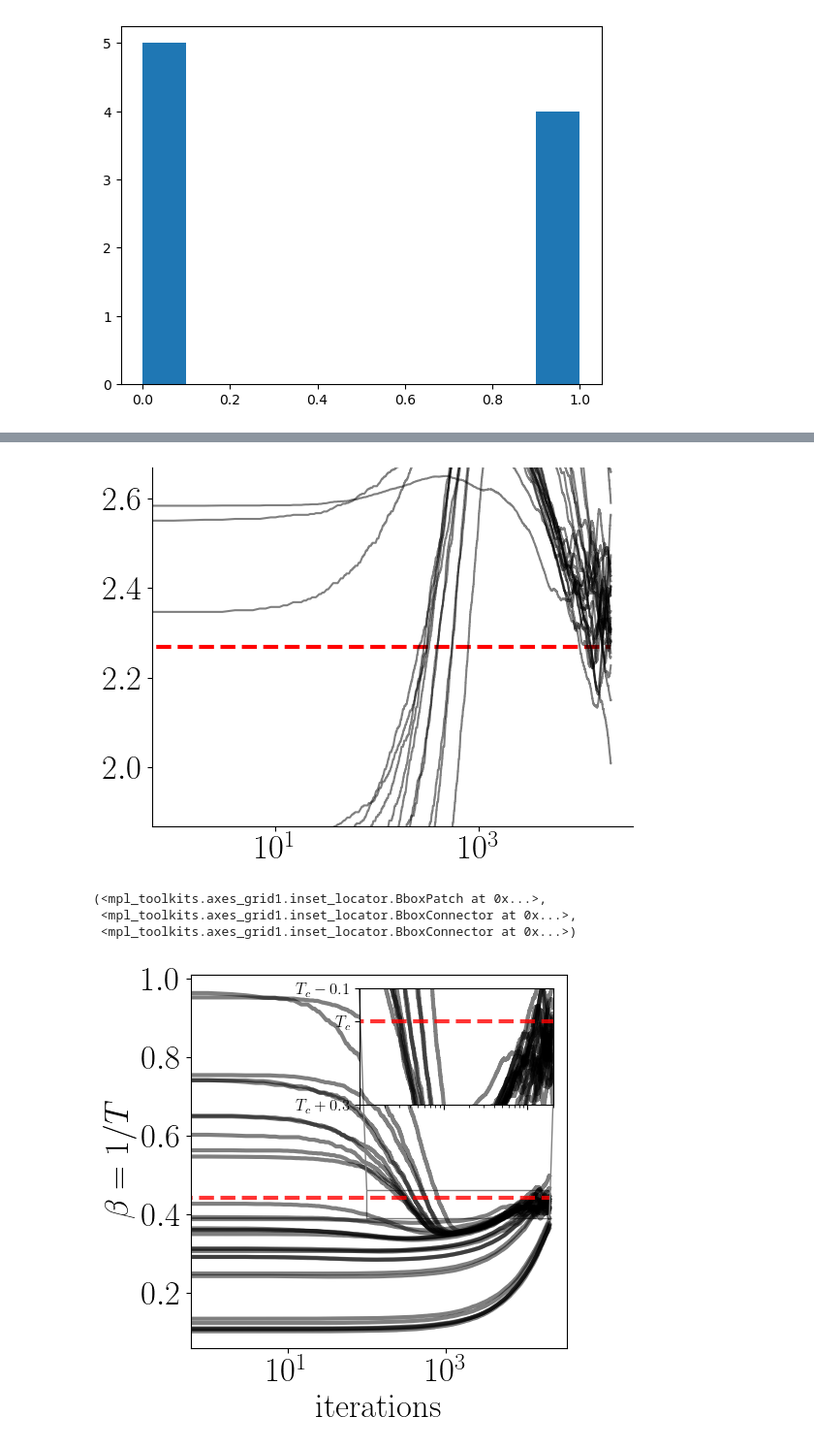
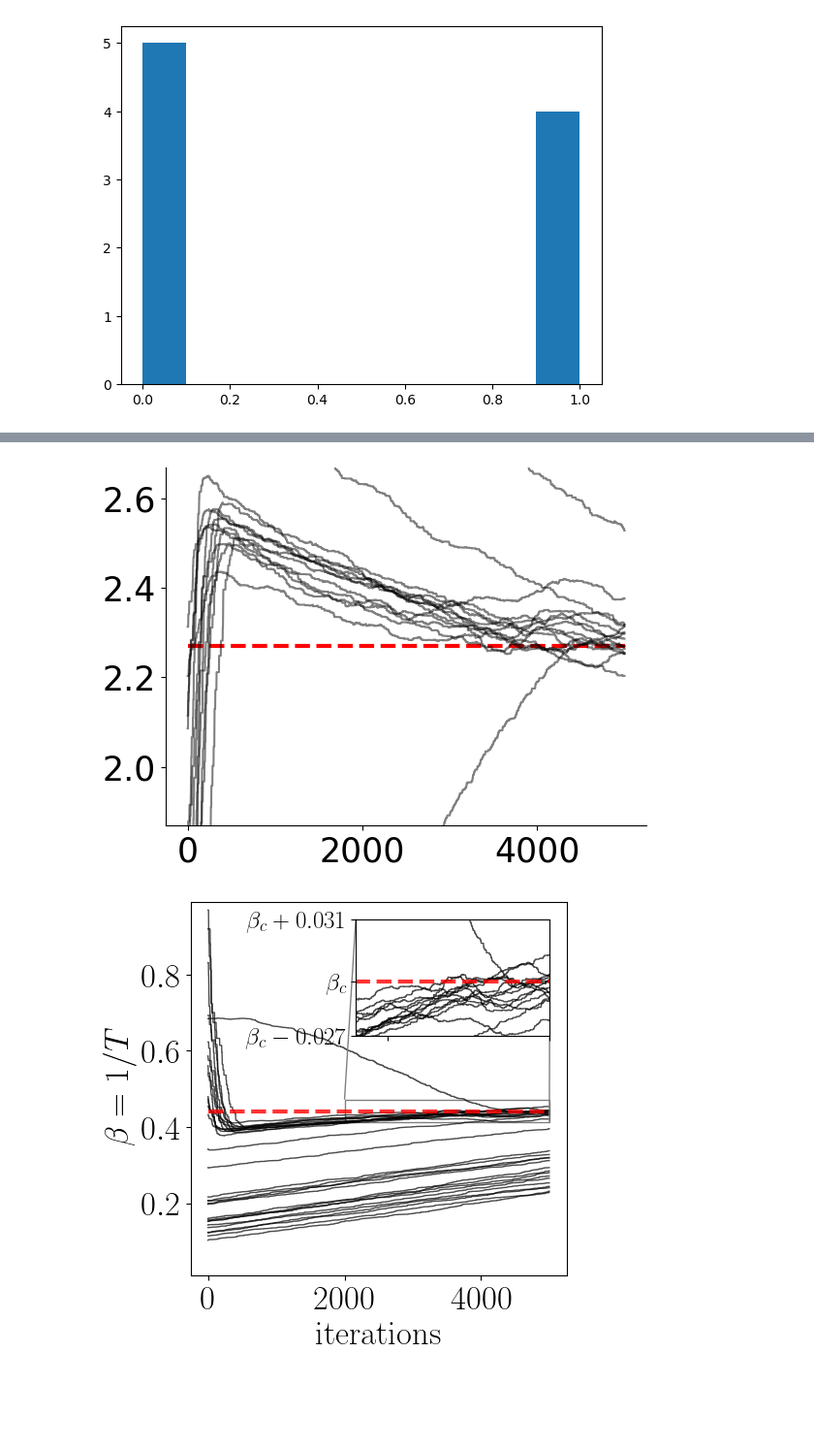
Before and after one commit to heysoos/neuralart, a Jupyter notebook: notebooks/global_adapting_ising_experiment.ipynb, the cells around one changed output, grey strips where cells are left out. Shown: that part at 97% size. Cells and saved outputs as stored; diff of their text form; code cells hidden in the pictures; blank space fills up the shorter version.

```diff
--- a/notebooks/global_adapting_ising_experiment.ipynb
+++ b/notebooks/global_adapting_ising_experiment.ipynb
@@ -11,7 +11,7 @@ CHANNELS=1 # number of channels in grid
 RADIUS=1
 TEMP_ADAPT=True
 def init_isingCA():
-    BETA = 1. / (10 ** np.random.rand())
+    BETA = 10 ** (-(np.random.rand()))
     # BETA = (1 / 2.269)
     ca = isingCA(CHANNELS=CHANNELS, BETA=BETA, RADIUS=RADIUS, TEMP_ADAPT=TEMP_ADAPT).cuda()
 
@@ -45,7 +45,7 @@ plt.hist(kernels.reshape(-1));
 [figure]
 # %%
 RESX = RESY = 320
-timesteps = 20000
+timesteps = 5000
 num_iters = 30
 export_imgs = False
 
@@ -60,10 +60,10 @@ for j in tqdm(range(num_iters)):
     m = []
     t = []
 
-    Mm = 0.
-    M2m = 0.
-    Em = 0.
-    E2m = 0.
+#     Mm = 0.
+#     M2m = 0.
+#     Em = 0.
+#     E2m = 0.
     for i in range(timesteps):
         state, E = ca.forward(state, return_E=True)
 
@@ -127,12 +127,12 @@ plt.plot([0, len(t_s[0])], [T_c, T_c], 'r--', lw=3)
 plt.plot(np.array(t_s).T, 'k', alpha=0.5);
 # plt.yscale('log')
 plt.ylim([T_c - extent, T_c + extent])
-plt.xscale('log')
+# plt.xscale('log')
 
 sns.despine()
 # plt.xlim([0, 5000])
 # %% [output]
-[figure, old version]
+[figure, new version]
 # %%
 import matplotlib.pyplot as plt
 from matplotlib import rc
@@ -143,52 +143,57 @@ from mpl_toolkits.axes_grid1.inset_locator import mark_inset
 import numpy as np
 
 fig, ax = plt.subplots(figsize=[5,5])
-plt.rcParams.update({'font.size': 20})
+plt.rcParams.update({'font.size': 25})
 
 rc('font', **{'family': 'serif', 'serif': ['Computer Modern']})
 plt.rcParams['text.usetex'] = True
 
 # extent = [-3, 4, -4, 3]
 # ax.imshow(Z2, extent=extent, interpolation="nearest",
 #           origin="lower")
-ax.plot(1. / np.array(t_s).T, 'k', alpha=0.5, lw=3);
+ax.plot(1. / np.array(t_s).T, 'k', alpha=0.7, lw=1.);
 ax.plot([0, len(t_s[0])], [1./ T_c, 1./ T_c], 'r--', lw=3, alpha=0.8)
 ax.set_xlabel('iterations')
 ax.set_ylabel(fr'$\beta=1/T$')
+# ax.set_xlim([0, 5000])
+ax.set_ylim(0.01, 0.99)
 
-ax.set_xscale('log')
+# ax.set_xscale('log')
+# ax.set_yscale('log')
 
 axins = inset_axes(ax, 2, 1.2,  loc=1) # zoom = 6
-axins.plot(1./ np.array(t_s).T, 'k', alpha=0.5, lw=3);
+axins.plot(1./ np.array(t_s).T, 'k', alpha=0.7, lw=1.);
 plt.plot([0, len(t_s[0])], [1./T_c, 1./T_c], 'r--', lw=3, alpha=0.8)
 
 # sub region of the original image
 T_c = 2.2691
-extent = [0.3, 0.1]
+B_c = 1. / T_c
+extent = [0.15, 0.15]
 
 y1, y2 = 1./(T_c + extent[0]), 1./(T_c - extent[1])
 axins.set_ylim(y1, y2)
-axins.set_xlim(100, len(t_s[0]))
-axins.set_xscale('log')
+# axins.set_xlim(len(t_s[0])//2, len(t_s[0]))
+axins.set_xlim([2000, 5000])
+# axins.set_xscale('log')
 
 plt.xticks(visible=False)
 # plt.yticks(ticks = [1./ (T_c - extent), 1./(T_c), 1./(T_c + extent)], labels=[fr'$T_c - {extent}$', r'$T_c$', fr'$T_c + {extent}$'], fontsize=12)
-plt.yticks(ticks = [1./ (T_c + extent[0]), 1./(T_c), 1./(T_c - extent[1])], labels=[fr'$T_c + {extent[0]}$', r'$T_c$', fr'$T_c - {extent[1]}$'], fontsize=12)
-
+# plt.yticks(ticks = [1./ (T_c + extent[0]), 1./(T_c), 1./(T_c - extent[1])], labels=[fr'$T_c + {extent[0]}$', r'$T_c$', fr'$T_c - {extent[1]}$'], fontsize=18)
+plt.yticks(ticks = [1./ (T_c + extent[0]), 1./(T_c), 1./(T_c - extent[1])], labels=[
+    fr'$\beta_c - {np.abs(B_c - 1./ (T_c + extent[0])):.3f}$',
+    r'$\beta_c$',
+    fr'$\beta_c + {np.abs(B_c - 1./ (T_c - extent[1])):.3f}$'], fontsize=18)
 
 # draw a bbox of the region of the inset axes in the parent axes and
 # connecting lines between the bbox and the inset axes area
 mark_inset(ax, axins, loc1=2, loc2=4, fc="none", ec="0.5")
 
 # plt.draw()
 # plt.show()
 
-# plt.savefig('figs/isingCA_global_criticality.pdf', bbox_inches='tight')
+plt.savefig('figs/isingCA_global_criticality.pdf', bbox_inches='tight')
 # %% [output]
-(<mpl_toolkits.axes_grid1.inset_locator.BboxPatch at 0x...>,
- <mpl_toolkits.axes_grid1.inset_locator.BboxConnector at 0x...>,
- <mpl_toolkits.axes_grid1.inset_locator.BboxConnector at 0x...>)
-[figure, old version]
+[figure, new version]
 # %%
 RESX = RESY = 640
 timesteps = 25000
```
Also changed, not shown: parts of 6 cells of this notebook, 11 other files.
